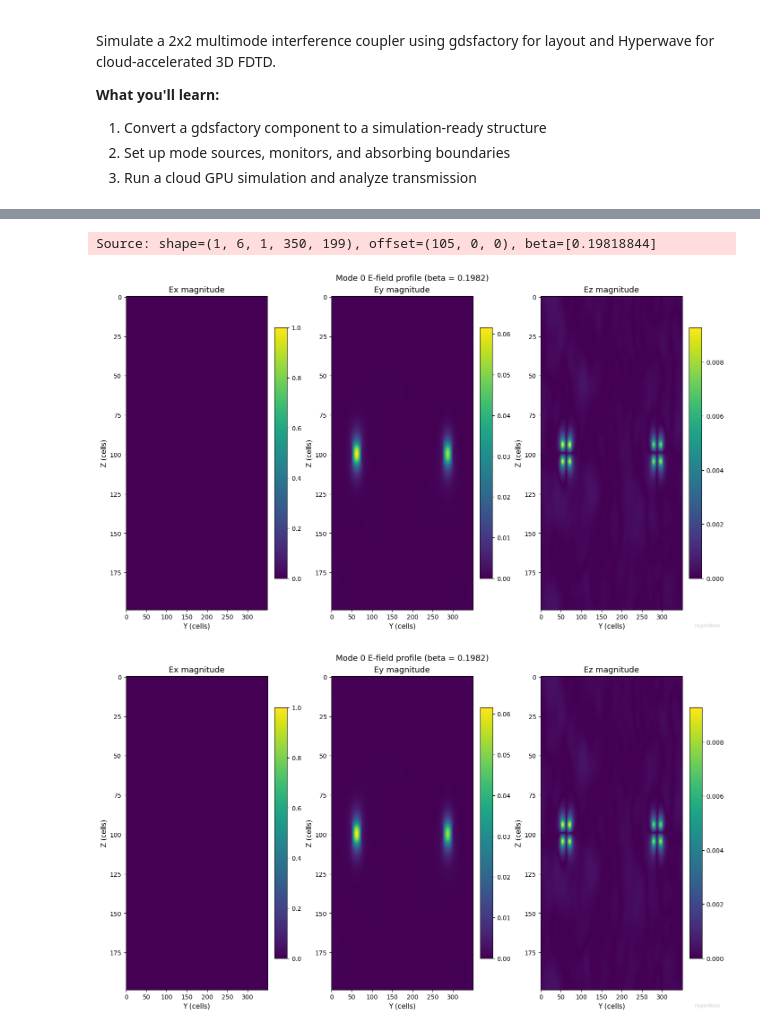
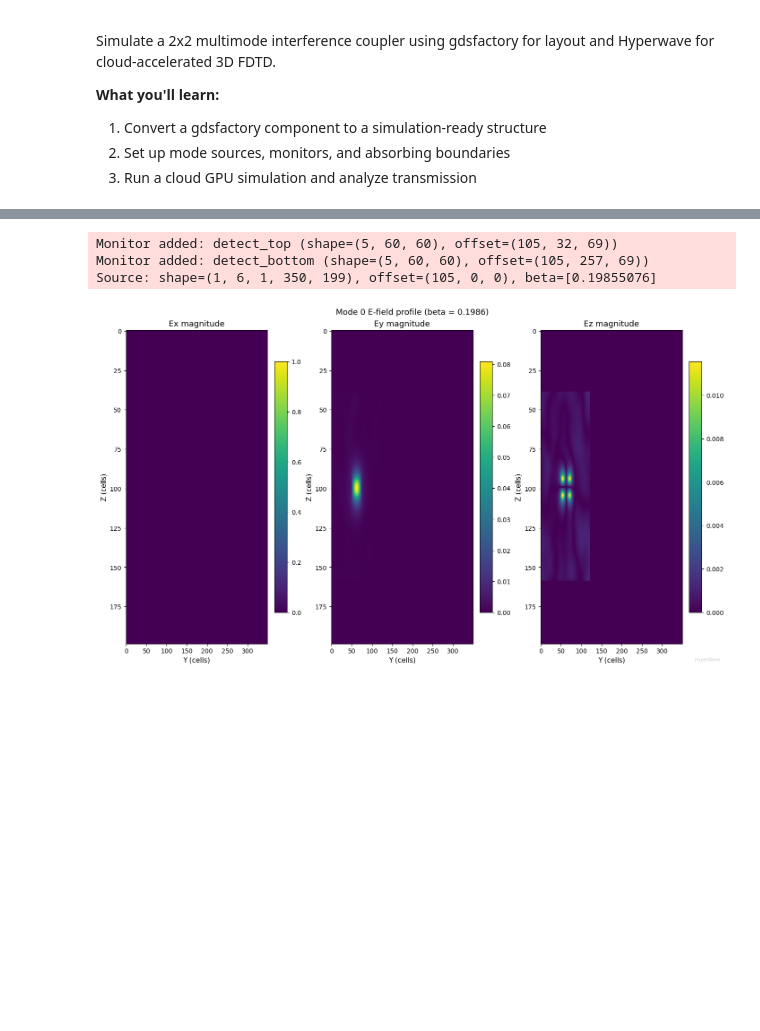
Before and after one commit to spinsphotonics/hyperwave-community, a Jupyter notebook: examples/quickstart.ipynb, the cells around one changed output, grey strips where cells are left out. Drawn from its saved outputs; the diff is of its cells as text; code cells hidden in the pictures; blank space fills up the shorter version.

```diff
--- a/examples/quickstart.ipynb
+++ b/examples/quickstart.ipynb
@@ -105,31 +103,56 @@ Absorber: widths=(105, 105, 49), coeff=0.000100
 # %%
 #
 # Solve for the fundamental TE mode at the input waveguide.
+# We detect the waveguide location at the source plane and constrain
+# the mode solver to that region (2x expanded) so it finds the correct
+# guided mode rather than a slab mode.
 
 WL_UM = 1.55
 wl_cells = WL_UM / RESOLUTION_UM
 freq_band = (2 * jnp.pi / wl_cells, 2 * jnp.pi / wl_cells, 1)
 
 source_pos_x = abs_widths[0]
 
+# Auto-detect waveguide at source plane
+temp_monitors = hwc.MonitorSet()
+temp_monitors.add_monitors_at_position(
+    structure=structure, axis="x", position=source_pos_x, label="detect",
+)
+wg = temp_monitors.monitors[0]
+
+# Expand 2x around detected waveguide so mode field decays to zero at edges
+y_center = wg.offset[1] + wg.shape[1] // 2
+z_center = wg.offset[2] + wg.shape[2] // 2
+y_min = max(0, y_center - wg.shape[1])
+y_max = min(Ly, y_center + wg.shape[1])
+z_min = max(0, z_center - wg.shape[2])
+z_max = min(Lz, z_center + wg.shape[2])
+
 source_field, source_offset, mode_info = hwc.create_mode_source(
     structure=structure,
     freq_band=freq_band,
     mode_num=0,
     propagation_axis="x",
     source_position=source_pos_x,
+    perpendicular_bounds=(y_min, y_max),
+    z_bounds=(z_min, z_max),
 )
+
+# Trim to mode region (reduces data sent to cloud)
+source_field = source_field[:, :, :, y_min:y_max, z_min:z_max]
+source_offset = (source_pos_x, y_min, z_min)
 
 hwc.plot_mode(
     mode_field=mode_info["field"],
     beta=mode_info["beta"],
     mode_num=0,
     propagation_axis="x",
-)
+);
 # %% [output]
-Source: shape=(1, 6, 1, 350, 199), offset=(105, 0, 0), beta=[0.19818844]
+Monitor added: detect_top (shape=(5, 60, 60), offset=(105, 32, 69))
+Monitor added: detect_bottom (shape=(5, 60, 60), offset=(105, 257, 69))
+Source: shape=(1, 6, 1, 350, 199), offset=(105, 0, 0), beta=[0.19855076]
-[figure, old version]
+[figure, new version]
-[figure, removed]
 # %%
 #
 # Place field monitors at each port. Names starting with "Input_" and
```
Also changed, not shown: parts of 6 cells of this notebook, 2 other files.
